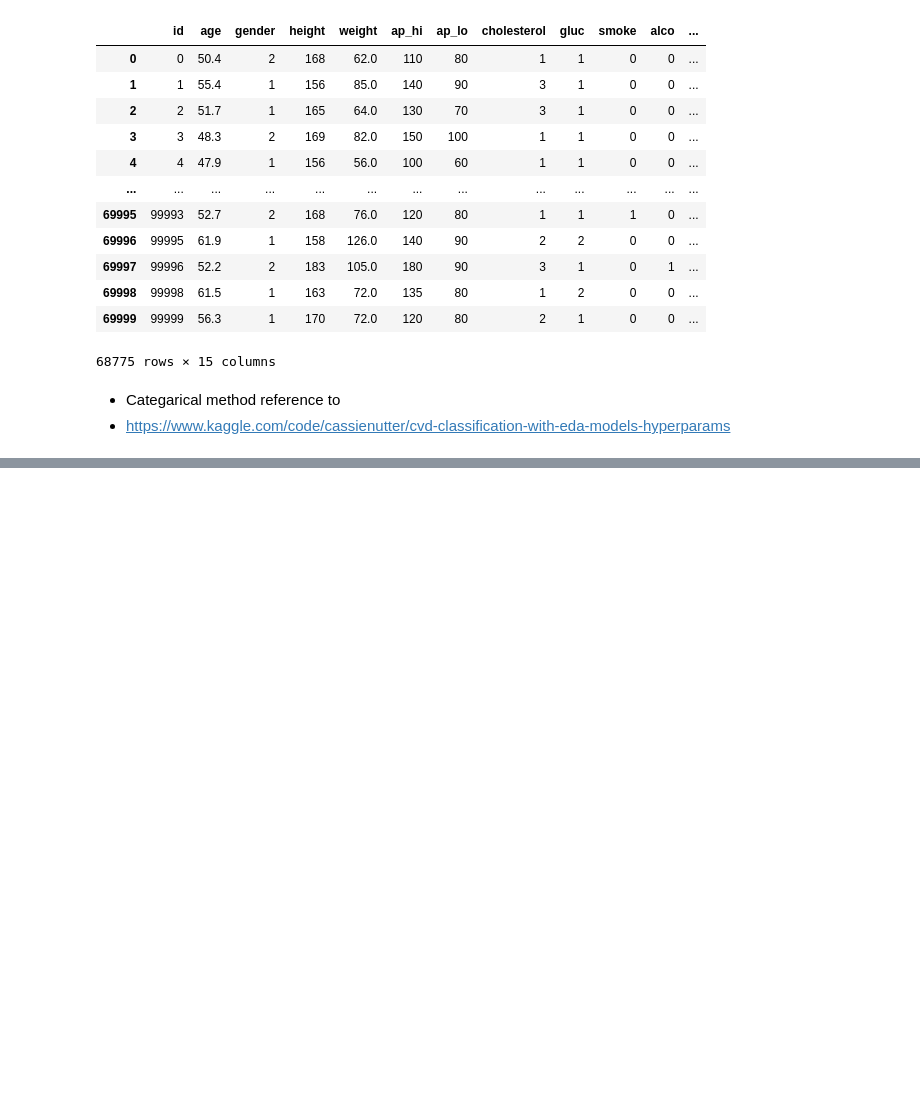
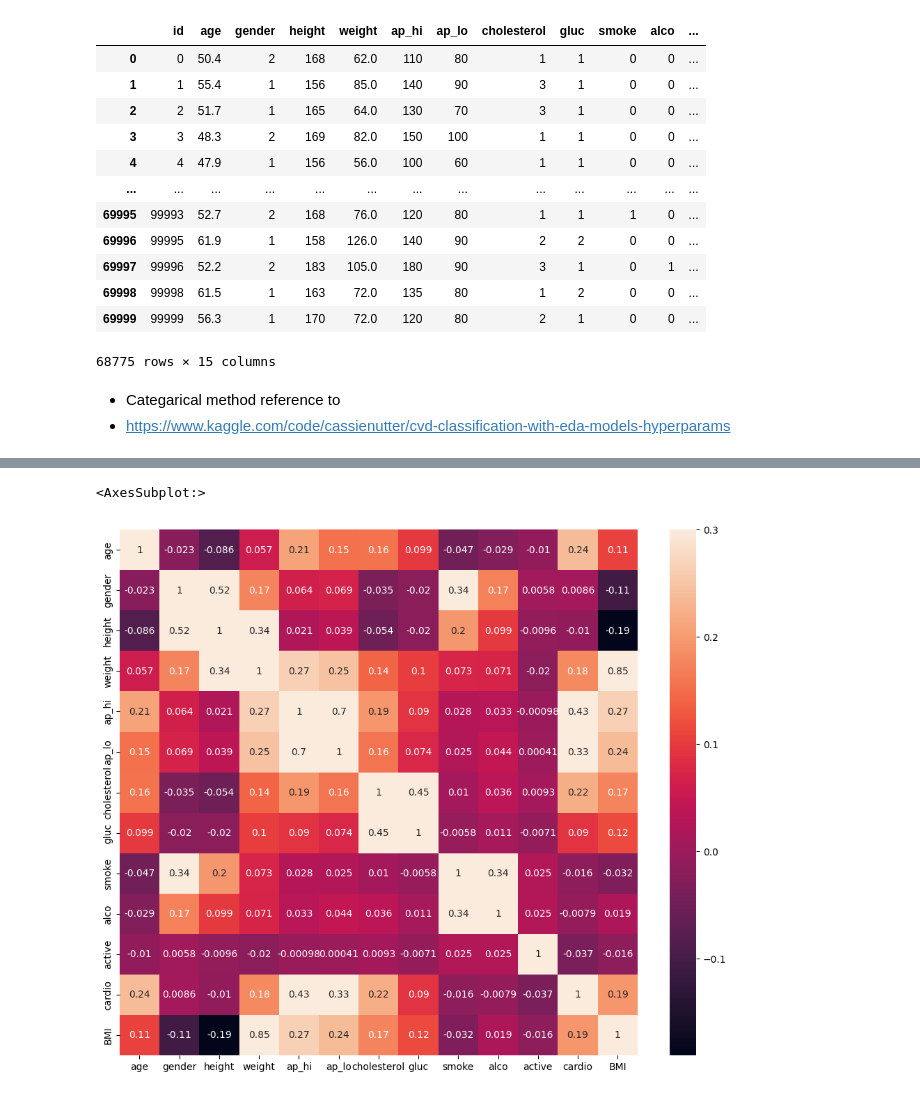
Before and after one commit to cooperhankun/Maskininlarning, a Jupyter notebook: Lab/Lab_2/Lab_2.ipynb, the cells around one changed output, grey strips where cells are left out. Drawn from its saved outputs; the diff is of its cells as text; code cells hidden in the pictures; blank space fills up the shorter version.

```diff
--- a/Lab/Lab_2/Lab_2.ipynb
+++ b/Lab/Lab_2/Lab_2.ipynb
@@ -291,0 +325,3 @@ See the caveats in the documentation: https://pandas.pydata.org/pandas-docs/stab
+# %%
+cardio_train_new_corr = cardio_train_new.drop(columns=['id', 'BIM_categories', 'HTN_stage'])
+cardio_train_new_corr
@@ -291,0 +342,6 @@ See the caveats in the documentation: https://pandas.pydata.org/pandas-docs/stab
+# %%
+plt.figure(figsize=(12,10), dpi = 100)
+sns.heatmap(cardio_train_new_corr.corr(), vmax=.3, annot=True)
+# %% [output]
+<AxesSubplot:>
+[figure, added]
```
Also changed, not shown: parts of 7 cells of this notebook.
